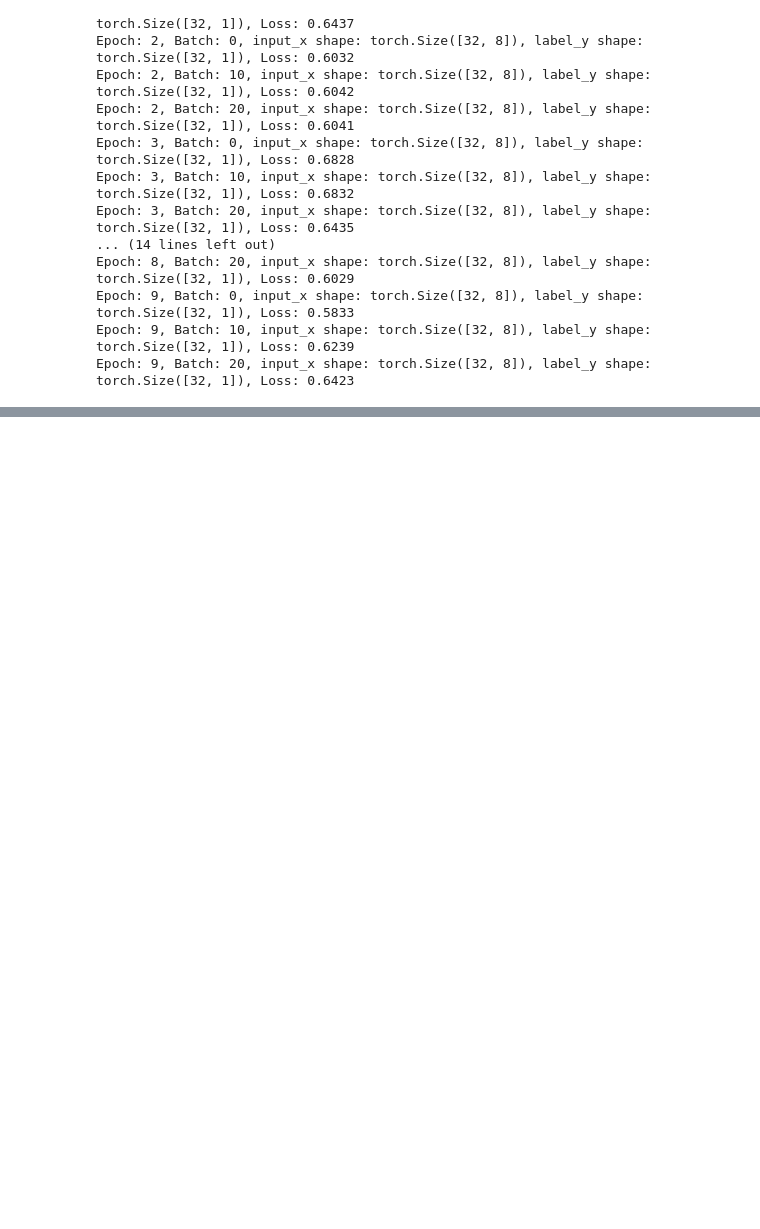
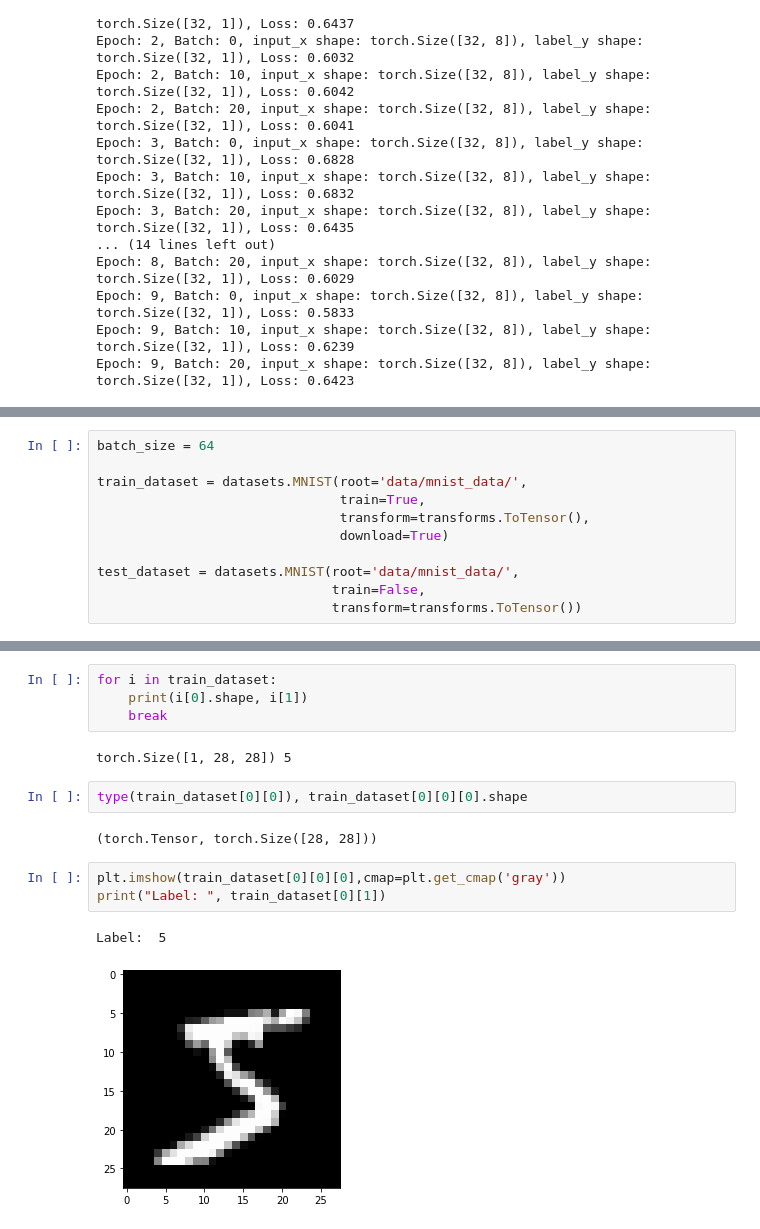
Before and after one commit to dannytheairish/PYTORCH-BASICS, a Jupyter notebook: pt01_basics.ipynb, the cells around one changed output, grey strips where cells are left out. Drawn from its saved outputs; the diff is of its cells as text; blank space fills up the shorter version.

Commit message:
mnist classification with softmax

```diff
--- a/pt01_basics.ipynb
+++ b/pt01_basics.ipynb
@@ -1159,0 +1164,11 @@ Epoch: 9, Batch: 20, input_x shape: torch.Size([32, 8]), label_y shape: torch.Si
+# %%
+batch_size = 64
+
+train_dataset = datasets.MNIST(root='data/mnist_data/',
+                               train=True,
+                               transform=transforms.ToTensor(),
+                               download=True)
+
+test_dataset = datasets.MNIST(root='data/mnist_data/',
+                              train=False,
+                              transform=transforms.ToTensor())
@@ -1159,0 +1190,16 @@ Epoch: 9, Batch: 20, input_x shape: torch.Size([32, 8]), label_y shape: torch.Si
+# %%
+for i in train_dataset:
+    print(i[0].shape, i[1])
+    break
+# %% [output]
+torch.Size([1, 28, 28]) 5
+# %%
+type(train_dataset[0][0]), train_dataset[0][0][0].shape
+# %% [output]
+(torch.Tensor, torch.Size([28, 28]))
+# %%
+plt.imshow(train_dataset[0][0][0],cmap=plt.get_cmap('gray'))
+print("Label: ", train_dataset[0][1])
+# %% [output]
+Label:  5
+[figure, added]
```
Also changed, not shown: parts of 15 cells of this notebook.
